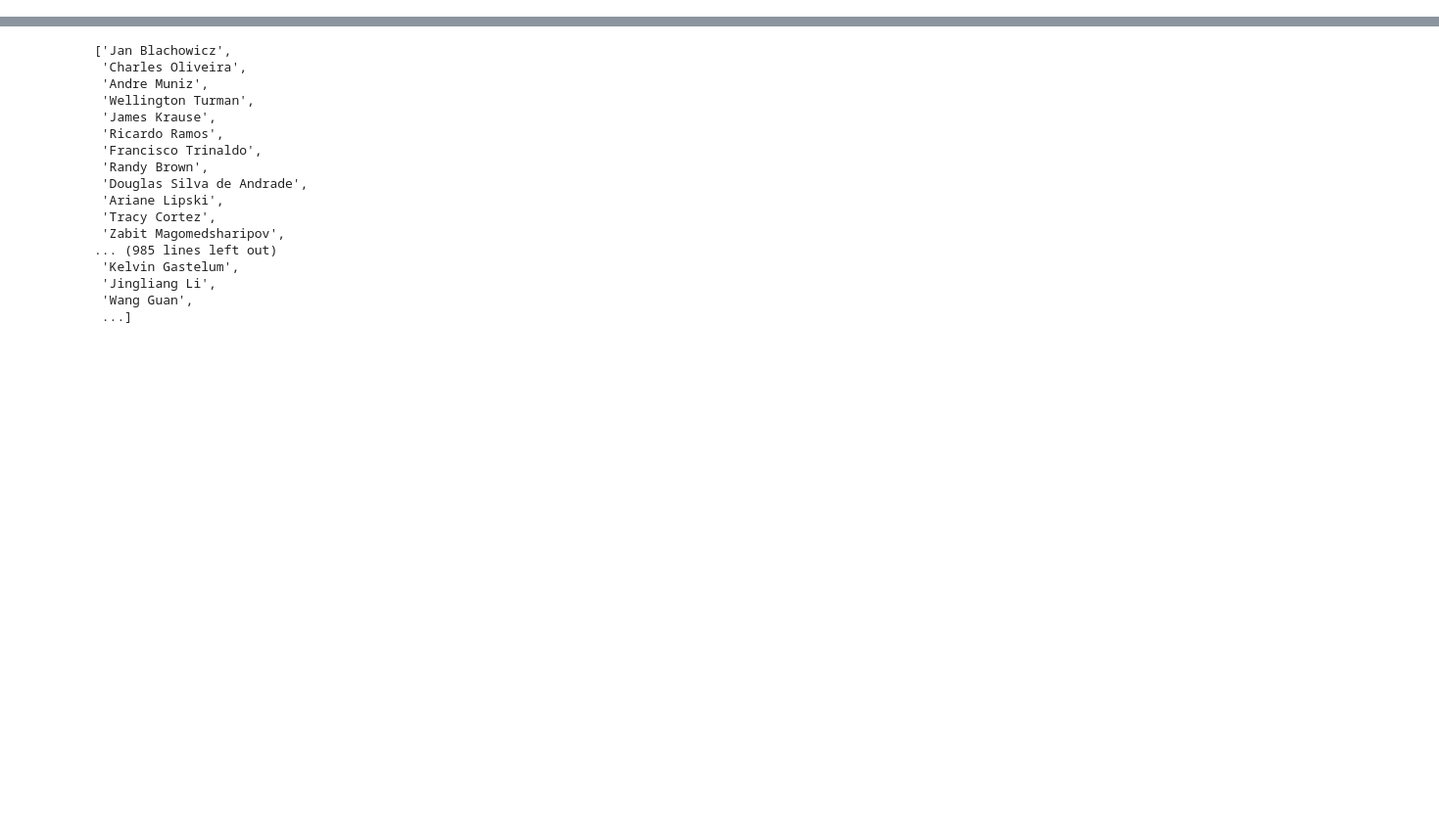
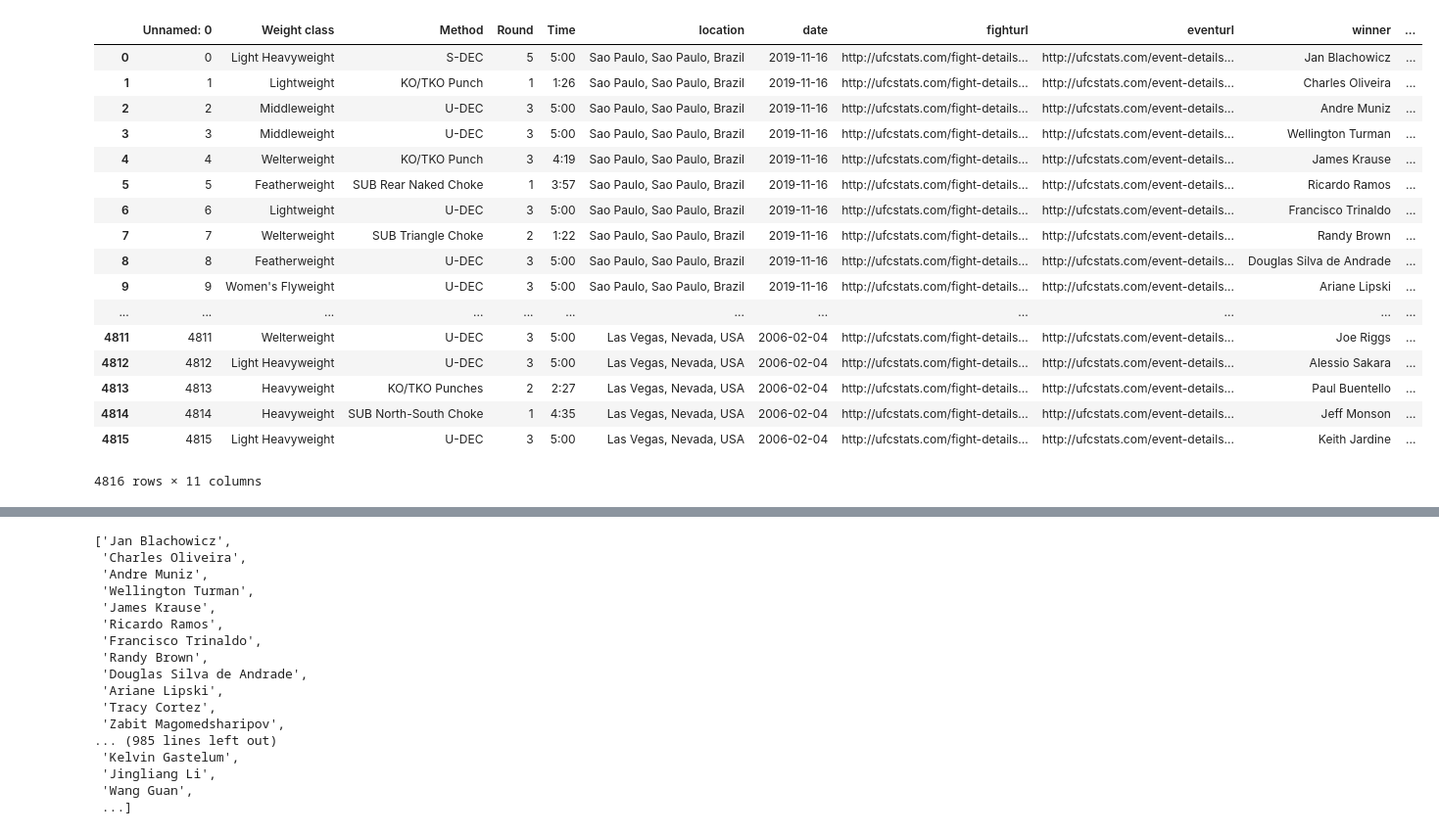
Before and after one commit to hmnathel/UFC_predict, a Jupyter notebook: Cleaning_FIGHT_INFOS.ipynb, the cells around one changed output, grey strips where cells are left out. Shown: that part at 98% size. Drawn from its saved outputs; the diff is of its cells as text; code cells hidden in the pictures; blank space fills up the shorter version.

Commit message:
fix winner loser columns in cleaning fight infos

```diff
--- a/Cleaning_FIGHT_INFOS.ipynb
+++ b/Cleaning_FIGHT_INFOS.ipynb
@@ -6,4 +6,24 @@ import datetime
 import csv
 import string
 # %%
-fightinfos = pd.read_csv('fights.csv')
+fightinfos = pd.read_csv('fightinfos.csv')
+fightinfos
+# %% [output]
+|  | Unnamed: 0 | Weight class | Method | Round | Time | location | date | fighturl | eventurl | winner | ... |
+| 0 | 0 | Light Heavyweight | S-DEC | 5 | 5:00 | Sao Paulo, Sao Paulo, Brazil | 2019-11-16 | http://ufcstats.com/fight-details... | http://ufcstats.com/event-details... | Jan Blachowicz | ... |
+| 1 | 1 | Lightweight | KO/TKO Punch | 1 | 1:26 | Sao Paulo, Sao Paulo, Brazil | 2019-11-16 | http://ufcstats.com/fight-details... | http://ufcstats.com/event-details... | Charles Oliveira | ... |
+| 2 | 2 | Middleweight | U-DEC | 3 | 5:00 | Sao Paulo, Sao Paulo, Brazil | 2019-11-16 | http://ufcstats.com/fight-details... | http://ufcstats.com/event-details... | Andre Muniz | ... |
+| 3 | 3 | Middleweight | U-DEC | 3 | 5:00 | Sao Paulo, Sao Paulo, Brazil | 2019-11-16 | http://ufcstats.com/fight-details... | http://ufcstats.com/event-details... | Wellington Turman | ... |
+| 4 | 4 | Welterweight | KO/TKO Punch | 3 | 4:19 | Sao Paulo, Sao Paulo, Brazil | 2019-11-16 | http://ufcstats.com/fight-details... | http://ufcstats.com/event-details... | James Krause | ... |
+| 5 | 5 | Featherweight | SUB Rear Naked Choke | 1 | 3:57 | Sao Paulo, Sao Paulo, Brazil | 2019-11-16 | http://ufcstats.com/fight-details... | http://ufcstats.com/event-details... | Ricardo Ramos | ... |
+| 6 | 6 | Lightweight | U-DEC | 3 | 5:00 | Sao Paulo, Sao Paulo, Brazil | 2019-11-16 | http://ufcstats.com/fight-details... | http://ufcstats.com/event-details... | Francisco Trinaldo | ... |
+| 7 | 7 | Welterweight | SUB Triangle Choke | 2 | 1:22 | Sao Paulo, Sao Paulo, Brazil | 2019-11-16 | http://ufcstats.com/fight-details... | http://ufcstats.com/event-details... | Randy Brown | ... |
+| 8 | 8 | Featherweight | U-DEC | 3 | 5:00 | Sao Paulo, Sao Paulo, Brazil | 2019-11-16 | http://ufcstats.com/fight-details... | http://ufcstats.com/event-details... | Douglas Silva de Andrade | ... |
+| 9 | 9 | Women's Flyweight | U-DEC | 3 | 5:00 | Sao Paulo, Sao Paulo, Brazil | 2019-11-16 | http://ufcstats.com/fight-details... | http://ufcstats.com/event-details... | Ariane Lipski | ... |
+| ... | ... | ... | ... | ... | ... | ... | ... | ... | ... | ... | ... |
+| 4811 | 4811 | Welterweight | U-DEC | 3 | 5:00 | Las Vegas, Nevada, USA | 2006-02-04 | http://ufcstats.com/fight-details... | http://ufcstats.com/event-details... | Joe Riggs | ... |
+| 4812 | 4812 | Light Heavyweight | U-DEC | 3 | 5:00 | Las Vegas, Nevada, USA | 2006-02-04 | http://ufcstats.com/fight-details... | http://ufcstats.com/event-details... | Alessio Sakara | ... |
+| 4813 | 4813 | Heavyweight | KO/TKO Punches | 2 | 2:27 | Las Vegas, Nevada, USA | 2006-02-04 | http://ufcstats.com/fight-details... | http://ufcstats.com/event-details... | Paul Buentello | ... |
+| 4814 | 4814 | Heavyweight | SUB North-South Choke | 1 | 4:35 | Las Vegas, Nevada, USA | 2006-02-04 | http://ufcstats.com/fight-details... | http://ufcstats.com/event-details... | Jeff Monson | ... |
+| 4815 | 4815 | Light Heavyweight | U-DEC | 3 | 5:00 | Las Vegas, Nevada, USA | 2006-02-04 | http://ufcstats.com/fight-details... | http://ufcstats.com/event-details... | Keith Jardine | ... |
+4816 rows × 11 columns
```
Also changed, not shown: parts of 3 cells of this notebook, 2 other files.
